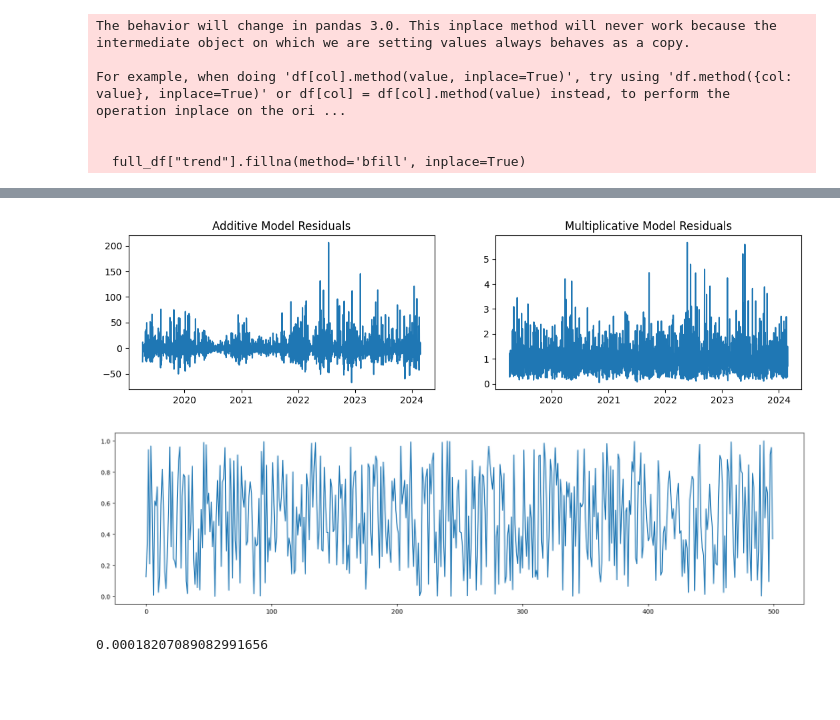
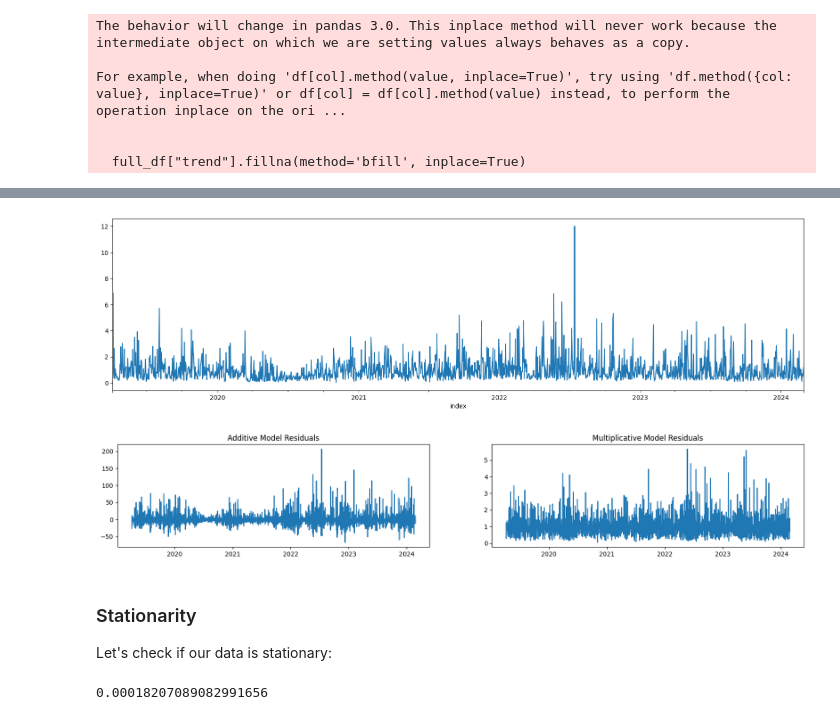
Before and after one commit to Zeegeuze/revive-it, a Jupyter notebook: notebooks/test_wouter.ipynb, the cells around one changed output, grey strips where cells are left out. Saved outputs shown, nothing was run; the diff lists cells and outputs as text; code cells hidden in the pictures; blank space fills up the shorter version.

```diff
--- a/notebooks/test_wouter.ipynb
+++ b/notebooks/test_wouter.ipynb
@@ -475,17 +488,20 @@ joined["residuals"].plot();
+# %%
+# We can clearly see that the results are better if we took out the yearly trend:
+joined["residuals"].plot(figsize=(20,5));
+# %% [output]
+[figure, added]
 # %%
-# Plot the residuals with "result_add.resid" to decide
-f, (ax1, ax2) = plt.subplots(1,2, figsize=(13,3))
+# Plot the residuals with "result_add.resid" to decide which one has the least trend:
+# The less notion of time the better. We'll go for the multiplicative model.
+
+f, (ax1, ax2) = plt.subplots(1,2, figsize=(20,3))
 ax1.plot(result_add.resid); ax1.set_title("Additive Model Residuals")
 ax2.plot(result_mul.resid); ax2.set_title("Multiplicative Model Residuals");
 # %% [output]
-[figure, old version]
+[figure, new version]
-# %%
-import scipy
-# White noise has no information to extract!
-plt.figure(figsize=(20,5));
-plt.plot(np.arange(500), [scipy.stats.uniform().rvs() for i in np.arange(500)]);
-# %% [output]
-[figure, removed]
+# %% [markdown]
+### Stationarity
+Let's check if our data is stationary:
 # %%
 from statsmodels.tsa.stattools import adfuller
 
```
Also changed, not shown: parts of 47 cells of this notebook.
